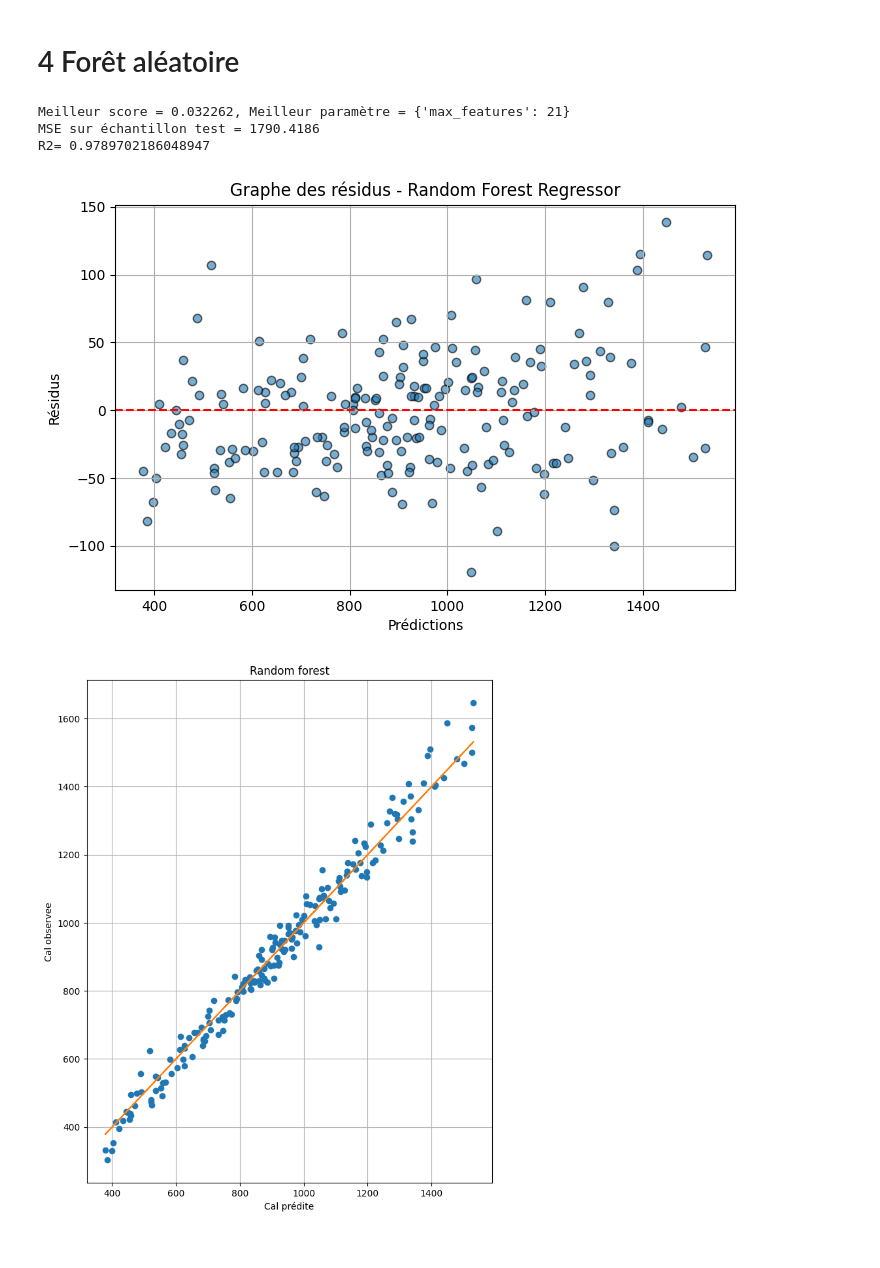
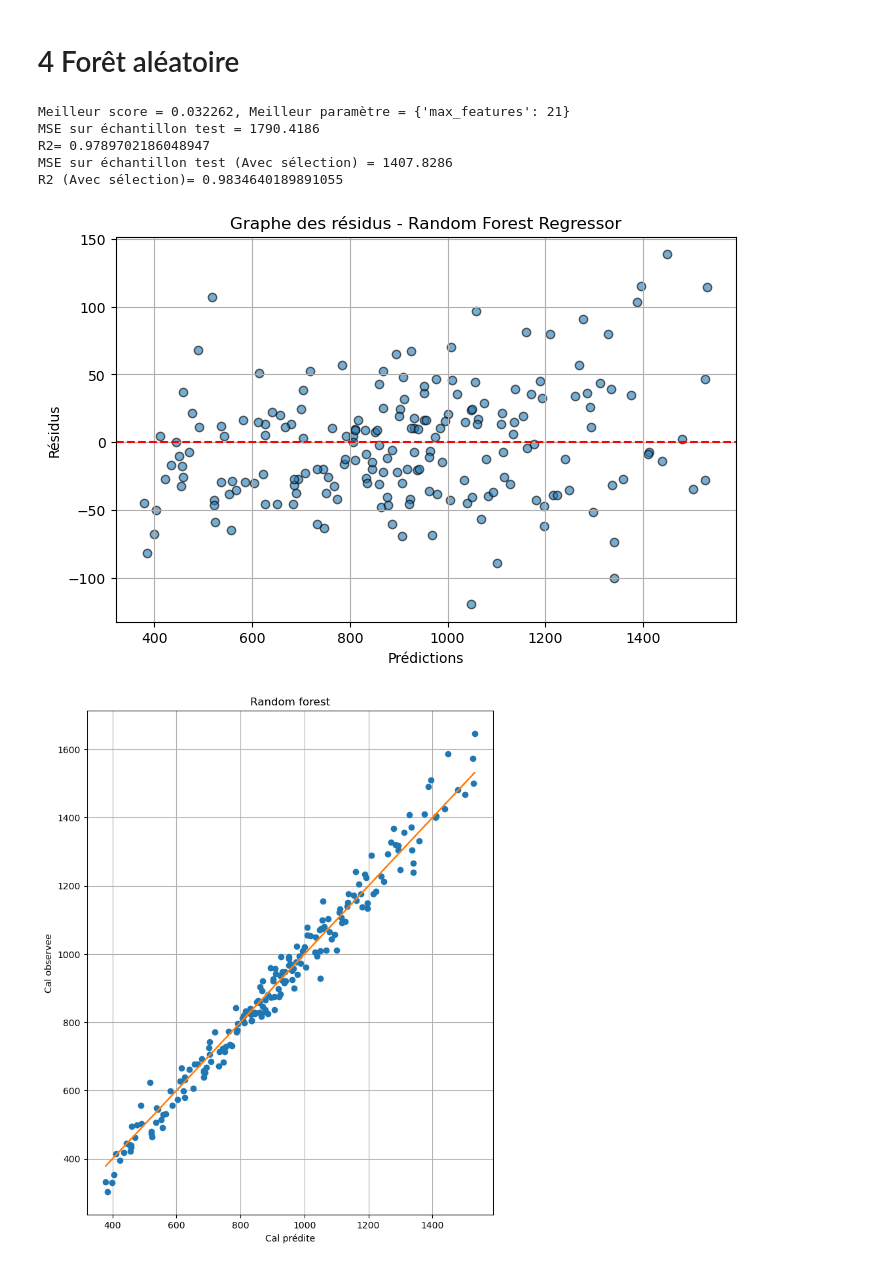
Before and after one commit to Edgar-Neboit/Projet_ML, a Jupyter notebook: Projet_ML_Python.ipynb, the cells around one changed output. Drawn from its saved outputs; the diff is of its cells as text; code cells hidden in the pictures.

```diff
--- a/Projet_ML_Python.ipynb
+++ b/Projet_ML_Python.ipynb
@@ -655,6 +608,7 @@ print("R2=",r2_score(YC_test,prev_kNN_sel))
 
 mse_score_model_sel["kNN"]= mse_kNN_sel
 R2_model_sel["kNN"]=r2_score(YC_test,prev_kNN_sel)
+param_opt_models['kNN']=knnOpt_sel.best_params_
 # %% [output]
 MSE sur l'échantillon test : 10960.32
 R2= 0.8712630312079874
@@ -785,7 +739,7 @@ residus_svr_sel = YC_test - pred_svr_sel
 mse_svr_sel = mean_squared_error(YC_test, pred_svr_sel)
 print("Avec SV, MSE sur l'échantillon test (SVR) : %.2f" % mse_svr_sel)
 print("Avec SV, R2=",r2_score(YC_test,pred_svr_sel))
-
+param_opt_models["SVR"]=svrOpt_sel.best_params_
 mse_score_model_sel["SVR"]=mse_svr_sel
 R2_model_sel["SVR"]=r2_score(YC_test,pred_svr_sel)
 # %% [output]
@@ -839,16 +798,18 @@ R2= 0.9410837612052281
 # %%
 from sklearn.tree import DecisionTreeRegressor, plot_tree
 # Ré-entraînement de l'arbre avec la profondeur optimale trouvée
-treeG = DecisionTreeRegressor(max_depth=treeOpt.best_params_['max_depth'])
+treeG = DecisionTreeRegressor(max_depth=treeOpt.best_params_['max_depth']) # on ré entraine pour avoir plus de controle
 treeG.fit(XC_train, YC_train)
 
+# Prédictions sur l'échantillon test
+y_pred_tree = treeG.predict(XC_test)
 # Calcul du MSE
 mse_tree = mean_squared_error(YC_test, y_pred_tree)
 print(f"MSE sur l'échantillon test : {mse_tree:.4f}")
 print("R2=",r2_score(YC_test,y_pred_tree))
 
 mse_score_model["Regressor Tree"]=mean_squared_error(YC_test, y_pred_tree)
-R2_model_sel["Regressor Tree"]=r2_score(YC_test,y_pred_tree)
+R2_model["Regressor Tree"]=r2_score(YC_test,y_pred_tree)
 
 
 # Tracé de l'arbre
@@ -907,4 +874,6 @@ print("R2=",r2_score(YC_test,y_pred_tree_sel))
 
 mse_score_model_sel['Regressor Tree']=mse_tree_sel
 R2_model_sel["Regressor Tree"]=r2_score(YC_test,y_pred_tree_sel)
+
+param_opt_models["Regressor Tree"]=treeOpt_sel.best_params_
 # %% [output]
@@ -941,38 +909,58 @@ plt.show()
 # %%
 from sklearn.ensemble import RandomForestRegressor
 
 param = [{"max_features": list(range(5, 22))}]
 rf = GridSearchCV(RandomForestRegressor(n_estimators=100, random_state=42,oob_score=True),
                   param, cv=5, n_jobs=-1)
 rfOpt = rf.fit(XC_train, YC_train)
 
 print("Meilleur score = %f, Meilleur paramètre = %s" % (1. - rfOpt.best_score_, rfOpt.best_params_))
 
-
 # Prédiction sur l'échantillon test
 pred_Rtree = rfOpt.predict(XC_test)
 
+# erreur de prévision sur le test
+1-rfOpt.score(XC_test,YC_test)
+
+#On fait sélection de variables directement
+rfOpt_sel=rf.fit(XC_train_sel,YC_train)
+pred_Rtree_sel=rfOpt_sel.predict(XC_test_sel)
+
+# erreur de prévision sur le test
+1-rfOpt_sel.score(XC_test_sel,YC_test)
+
 # Calcul du MSE sur l'échantillon test
-mse = mean_squared_error(YC_test, pred_Rtree)
-print(f"MSE sur échantillon test = {mse:.4f}")
+mse_Random = mean_squared_error(YC_test, pred_Rtree)
+print(f"MSE sur échantillon test = {mse_Random:.4f}")
 print("R2=",r2_score(YC_test,pred_Rtree))
-mse_score_model["Random forest"]=mean_squared_error(YC_test, pred_Rtree)
+
+mse_score_model["Random forest"]=mse_Random
 R2_model["Random forest"]=r2_score(YC_test,pred_Rtree)
+
+mse_Random_sel=mean_squared_error(YC_test, pred_Rtree_sel)
+print(f"MSE sur échantillon test (Avec sélection) = {mse_Random_sel:.4f}")
+print("R2 (Avec sélection)=",r2_score(YC_test,pred_Rtree_sel))
+
+mse_score_model_sel["Random forest"]=mse_Random_sel
+R2_model_sel["Random forest"]=r2_score(YC_test,pred_Rtree_sel)
+param_opt_models["Random forest"]=rfOpt_sel.best_params_
 # Tracé des résidus
 residus_Rtree = YC_test - pred_Rtree
 plt.figure(figsize=(8,5))
 plt.scatter(pred_Rtree, residus_Rtree, alpha=0.6, edgecolors='k')
 plt.axhline(0, color='red', linestyle='--')
 plt.xlabel('Prédictions')
 plt.ylabel('Résidus')
 plt.title('Graphe des résidus - Random Forest Regressor')
 plt.grid(True)
 plt.show()
 # %% [output]
 Meilleur score = 0.032262, Meilleur paramètre = {'max_features': 21}
 MSE sur échantillon test = 1790.4186
 R2= 0.9789702186048947
+MSE sur échantillon test (Avec sélection) = 1407.8286
+R2 (Avec sélection)= 0.9834640189891055
-[figure, old version]
+[figure, new version]
 # %%
 plt.plot(pred_Rtree,YC_test,"o")
 plt.plot(pred_Rtree,pred_Rtree)
```
Also changed, not shown: parts of 63 cells of this notebook, 1 other file.
